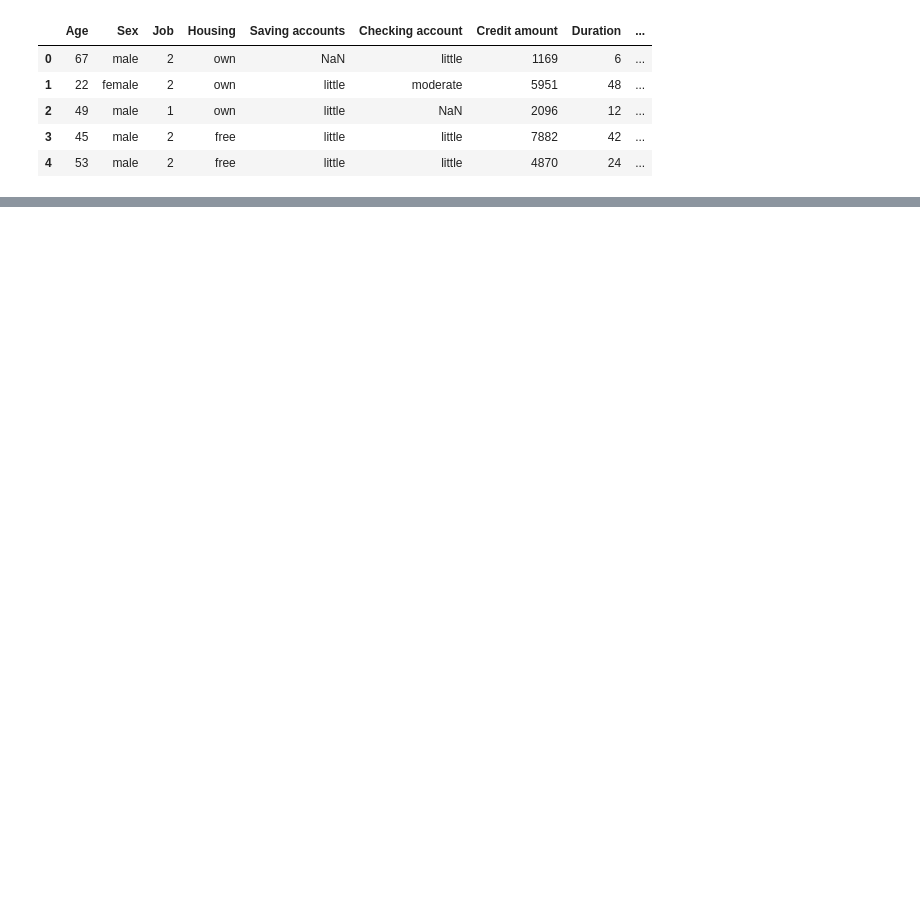
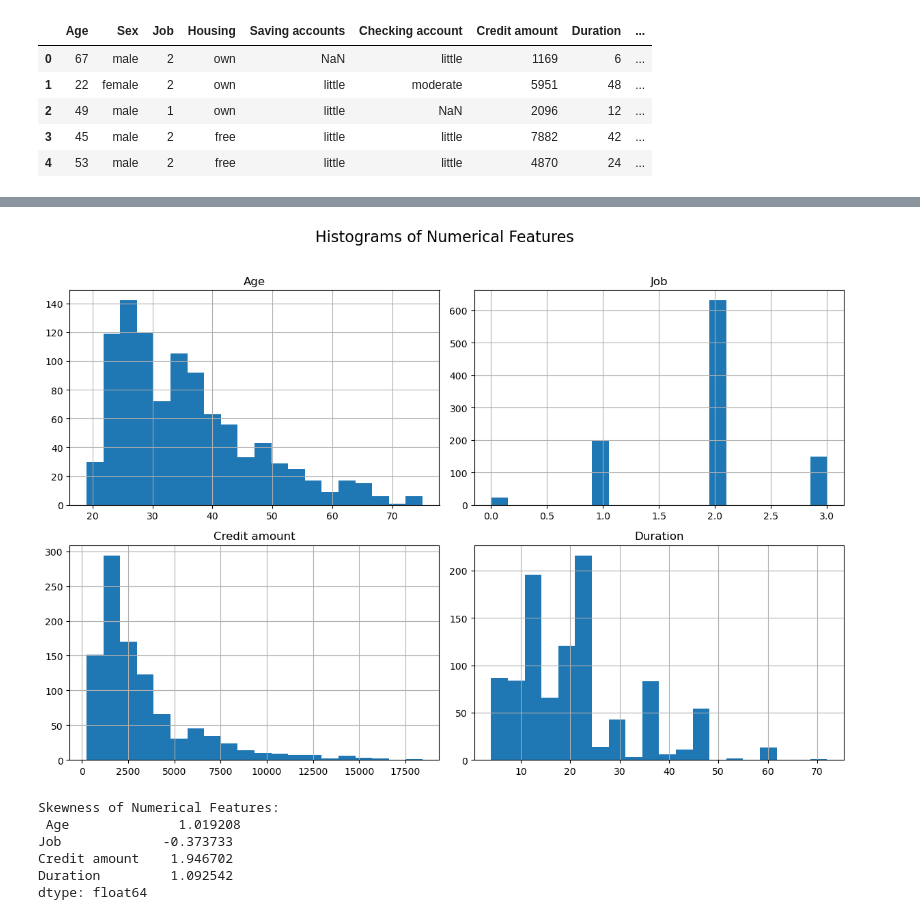
Before and after one commit to VaderSame/German-Credit-Analysis, a Jupyter notebook: Project3-200543129_Semal_Shastri.ipynb, the cells around one changed output, grey strips where cells are left out. Cells and saved outputs as stored; diff of their text form; code cells hidden in the pictures; blank space fills up the shorter version.

```diff
--- a/Project3-200543129_Semal_Shastri.ipynb
+++ b/Project3-200543129_Semal_Shastri.ipynb
@@ -16,0 +101,12 @@ german_credit_dataset.head()
+# %%
+#Filling missing values with mode
+german_credit_dataset["Saving accounts"].fillna(german_credit_dataset['Saving accounts'].mode()[0], inplace=True)
+german_credit_dataset["Checking account"].fillna(german_credit_dataset['Checking account'].mode()[0], inplace=True)
+# %%
+# Separate columns into numerical and categorical
+numerical_columns = german_credit_dataset.select_dtypes(include=['number']).columns
+categorical_columns = german_credit_dataset.select_dtypes(include=['object']).columns
+
+# Display the results
+print("Numerical Columns:\n", numerical_columns)
+print("\nCategorical Columns:\n", categorical_columns)
@@ -16,0 +215,25 @@ german_credit_dataset.head()
+# %%
+# Plot histograms for numerical features
+german_credit_dataset[numerical_columns].hist(bins=20, figsize=(12,8))
+py.suptitle("Histograms of Numerical Features", y=1.02, size=16)
+py.tight_layout()
+py.show()
+# %% [output]
+[figure, added]
+# %%
+from scipy.stats import skew
+
+skewness = german_credit_dataset[numerical_columns].apply(lambda x: skew(x))
+
+# Display skewness values
+print("Skewness of Numerical Features:\n", skewness)
+
+# Identify features with skewness greater than a threshold (e.g., 0.5)
+skewed_features = skewness[abs(skewness) > 0.5].index
+# %% [output]
+Skewness of Numerical Features:
+ Age              1.019208
+Job             -0.373733
+Credit amount    1.946702
+Duration         1.092542
+dtype: float64
```
Also changed, not shown: parts of 15 cells of this notebook.
